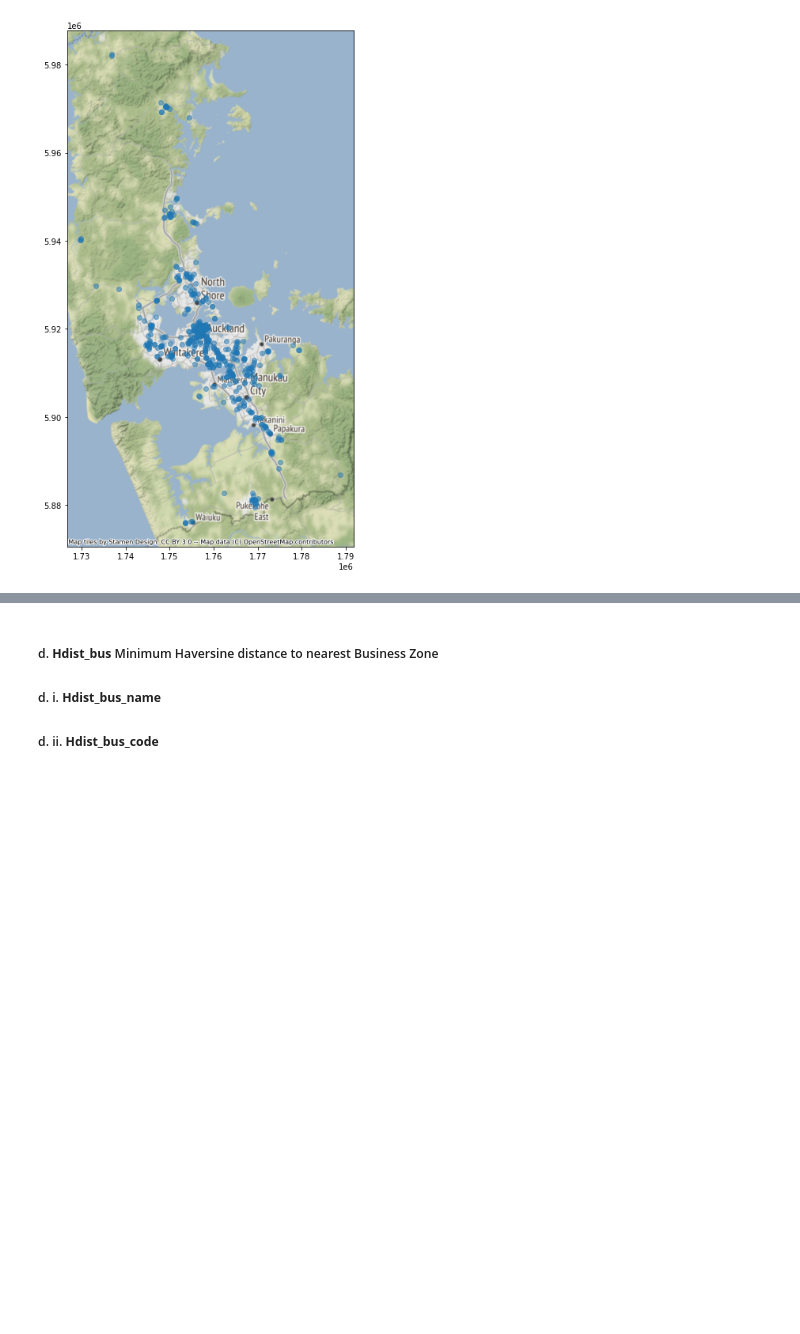
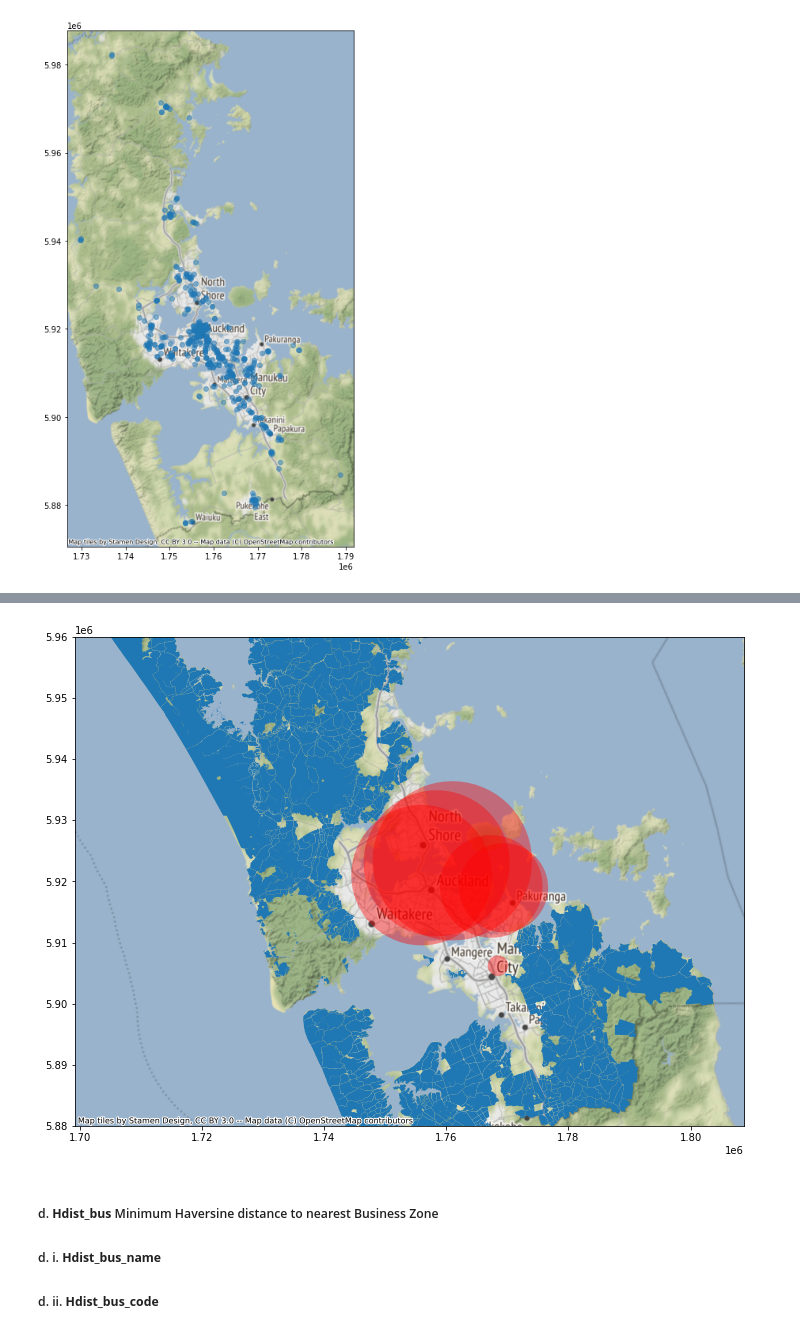
Before and after one commit to UoA-eResearch/auckland-housing, a Jupyter notebook: phase1.ipynb, the cells around one changed output, grey strips where cells are left out. Saved outputs shown, nothing was run; the diff lists cells and outputs as text; code cells hidden in the pictures; blank space fills up the shorter version.

Commit message:
add rural distances

```diff
--- a/phase1.ipynb
+++ b/phase1.ipynb
@@ -85,0 +116,15 @@ ctx.add_basemap(ax, crs=2193)
+# %%
+# Does not work, for unknown reasons. Maybe doesn't dissolve correctly?
+# distances end up too large
+rural_by_zone = rural.dissolve(by = 'ZONE').reset_index()
+
+distances = []
+codes = []
+for index, row in tqdm(parcels_sample.iterrows(), total=len(parcels_sample)):
+    distance_candidates = []
+    code_candidates = []
+    for index, rural_row in rural_by_zone.iterrows():
+        distance_candidates.append(row.geometry.distance(rural_row.geometry[0]))
+        code_candidates.append(rural_row.ZONE)
+    distances.append(distance_candidates)
+    codes.append(code_candidates)
@@ -85,0 +139,31 @@ ctx.add_basemap(ax, crs=2193)
+# %%
+# works
+rural_by_zone_dict = {code: rural[rural.ZONE == code].dissolve() for code in rural_codes}
+
+distances = []
+codes = []
+for index, row in tqdm(parcels_sample.iterrows(), total=len(parcels_sample)):
+    distance_candidates = []
+    code_candidates = []
+    for code, rural_gdf in rural_by_zone_dict.items():
+        distance_candidates.append(row.geometry.distance(rural_gdf.geometry[0]))
+        code_candidates.append(rural_row.ZONE)
+    distances.append(distance_candidates)
+    codes.append(code_candidates)
+# %%
+distances = np.array(distances)
+codes = np.array(codes)
+min_idx = np.argmin(distances, axis=-1)
+# %%
+parcels_sample['Hdist_rural'] = distances[(np.arange(len(distances)), min_idx)]
+parcels_sample['Hdist_rural_code'] = codes[(np.arange(len(distances)), min_idx)]
+# %%
+subsample = parcels_sample.sample(10)
+subsample['buffer'] = subsample.apply(lambda x: x.geometry.buffer(x.Hdist_rural), axis=1)
+subsample['geometry'] = subsample['buffer']
+ax = rural.plot()
+subsample.plot(color='red', alpha=0.4, ax=ax)
+plt.ylim((5.88e6, 5.96e6))
+ctx.add_basemap(ax=ax, crs=2193)
+# %% [output]
+[figure, added]
```
Also changed, not shown: parts of 11 cells of this notebook, 1 other file.
